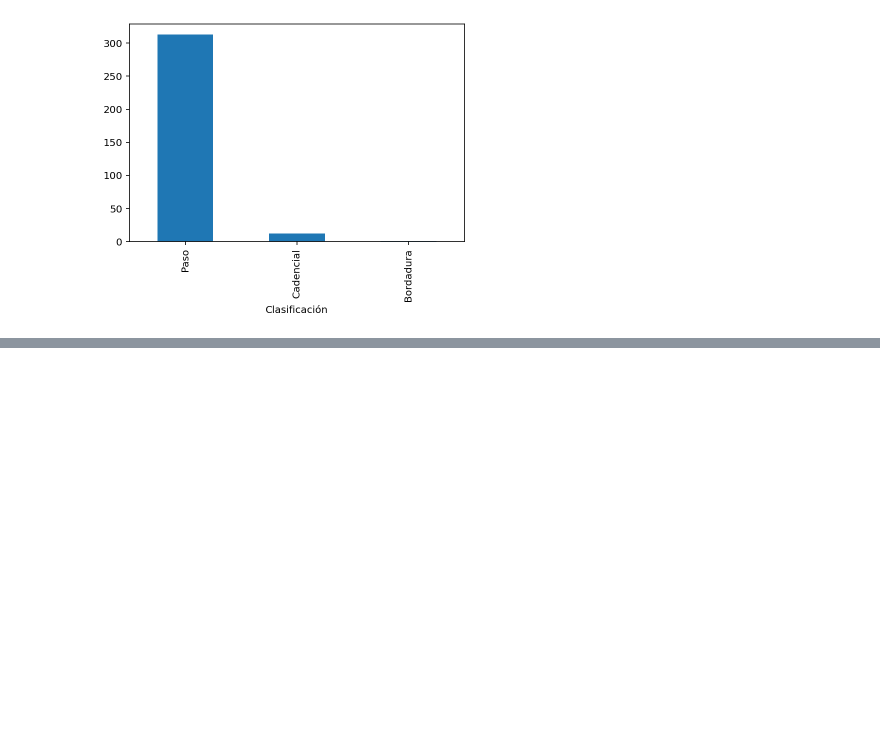
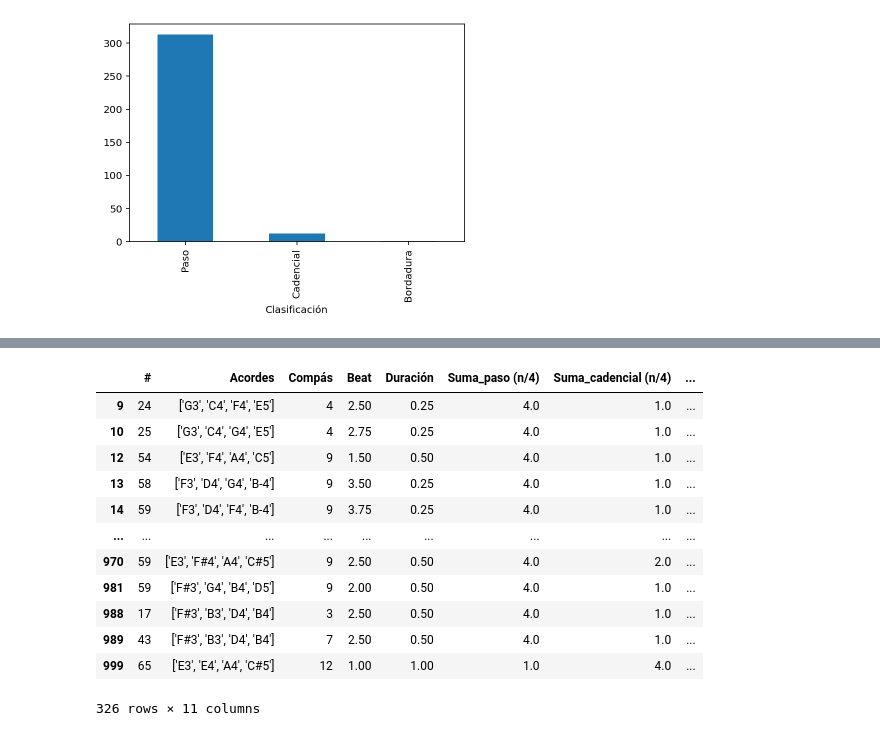
Before and after one commit to ebo1703/M_C, a Jupyter notebook: Notebooks/prueba_corales.ipynb, the cells around one changed output, grey strips where cells are left out. Cells and saved outputs as stored; diff of their text form; code cells hidden in the pictures; blank space fills up the shorter version.

```diff
--- a/Notebooks/prueba_corales.ipynb
+++ b/Notebooks/prueba_corales.ipynb
@@ -125,3 +145,19 @@ fig.show()
 # %%
 fig = px.density_heatmap(df_final, x="Suma_paso (n/4)", y="Suma_bordadura (n/3)",text_auto=True,color_continuous_scale='BLUYL',title='Condiciones Paso vs Bordadura')
 fig.show()
+# %%
+df_si
+# %% [output]
+|  | # | Acordes | Compás | Beat | Duración | Suma_paso (n/4) | Suma_cadencial (n/4) | ... |
+| 9 | 24 | ['G3', 'C4', 'F4', 'E5'] | 4 | 2.50 | 0.25 | 4.0 | 1.0 | ... |
+| 10 | 25 | ['G3', 'C4', 'G4', 'E5'] | 4 | 2.75 | 0.25 | 4.0 | 1.0 | ... |
+| 12 | 54 | ['E3', 'F4', 'A4', 'C5'] | 9 | 1.50 | 0.50 | 4.0 | 1.0 | ... |
+| 13 | 58 | ['F3', 'D4', 'G4', 'B-4'] | 9 | 3.50 | 0.25 | 4.0 | 1.0 | ... |
+| 14 | 59 | ['F3', 'D4', 'F4', 'B-4'] | 9 | 3.75 | 0.25 | 4.0 | 1.0 | ... |
+| ... | ... | ... | ... | ... | ... | ... | ... | ... |
+| 970 | 59 | ['E3', 'F#4', 'A4', 'C#5'] | 9 | 2.50 | 0.50 | 4.0 | 2.0 | ... |
+| 981 | 59 | ['F#3', 'G4', 'B4', 'D5'] | 9 | 2.00 | 0.50 | 4.0 | 1.0 | ... |
+| 988 | 17 | ['F#3', 'B3', 'D4', 'B4'] | 3 | 2.50 | 0.50 | 4.0 | 1.0 | ... |
+| 989 | 43 | ['F#3', 'B3', 'D4', 'B4'] | 7 | 2.50 | 0.50 | 4.0 | 1.0 | ... |
+| 999 | 65 | ['E3', 'E4', 'A4', 'C#5'] | 12 | 1.00 | 1.00 | 1.0 | 4.0 | ... |
+326 rows × 11 columns
```
Also changed, not shown: parts of 6 cells of this notebook.
